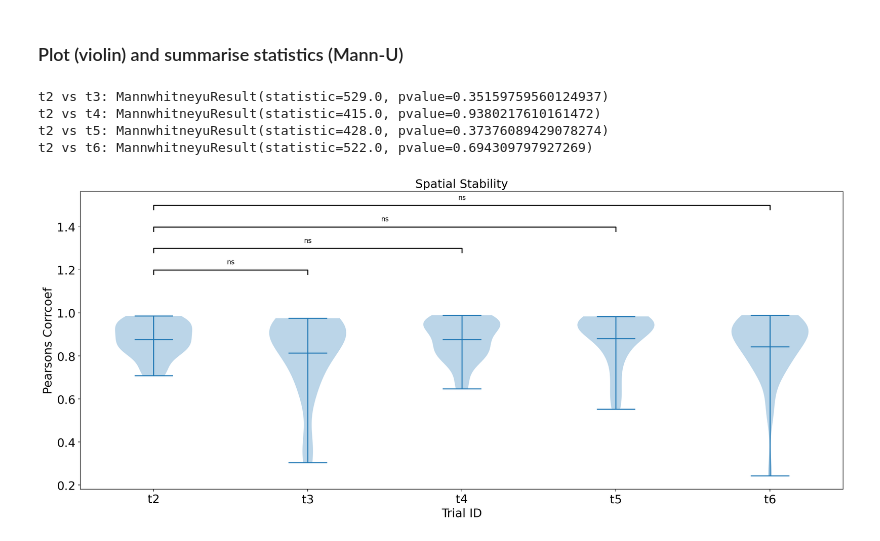
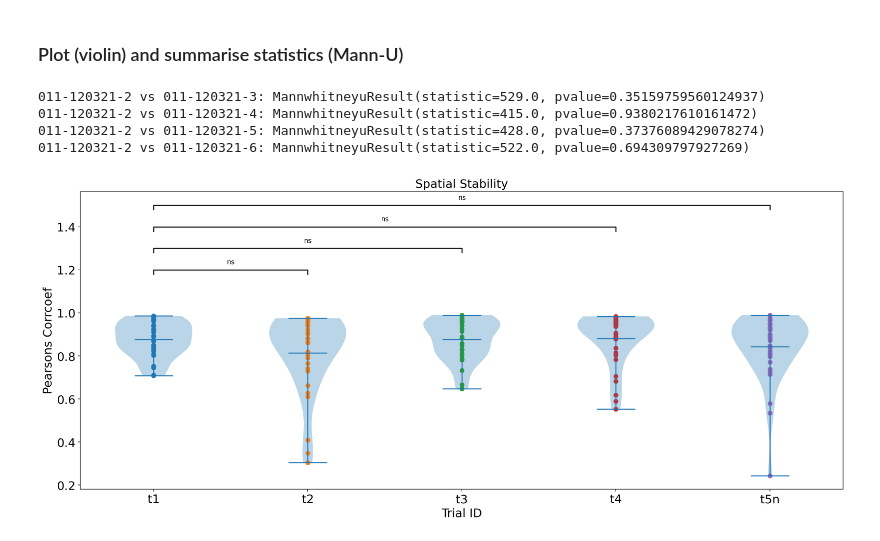
Before and after one commit to CINPLA/cinpla-base, a Jupyter notebook: notebooks/spatial-autocorrelation-v2.ipynb, the cells around one changed output. Cells and saved outputs as stored; diff of their text form; code cells hidden in the pictures.

Commit message:
minor cleanup. adds points to violin. adds correct tags to xticks

```diff
--- a/notebooks/spatial-autocorrelation-v2.ipynb
+++ b/notebooks/spatial-autocorrelation-v2.ipynb
@@ -108,8 +87,6 @@ def partial_ratemap(*args, **kwargs):
 
 ratemaps = {}
 for action_id in tqdm.tqdm(actions):
-    if not action_is_recording(action_id):
-        continue
     ratemaps[action_id] = {}
     x,y,t,_ = tracking[action_id].values()
     for unit_id in spikes[action_id]:
@@ -118,21 +95,11 @@ for action_id in tqdm.tqdm(actions):
                     partial_ratemap([x,y], t, spike_times, scope=np.array([0.5, 1.0]))]
 # %% [markdown]
 ### (Stability) Correlate 50/50 trail-split rate maps
-# %%
-def nancorrcoef(X, Y):
-    """
-    Correlate X, Y (2D arrays) while ignoring nans
-    """
-    X = ma.masked_array(X, mask=np.isnan(X))
-    Y = ma.masked_array(Y, mask=np.isnan(Y))
-    return ma.corrcoef(X.flatten(), Y.flatten())[0, 1]
-
-stability = {}
-for action_id in actions:
-    if not action_is_recording(action_id):
-        continue
-    stability[action_id] = {}
-    for unit_id in spikes[action_id]:
-        stability[action_id][unit_id] = nancorrcoef(*ratemaps[action_id][unit_id])
+# %%
+stability = {}
+for action_id in actions:
+    stability[action_id] = []
+    for unit_id in spikes[action_id]:
+        stability[action_id].append(nancorrcoef(*ratemaps[action_id][unit_id]))
 # %% [markdown]
 ### Group units into trials
@@ -206,16 +111,19 @@ plt.rcParams.update({'figure.dpi': 150, 'legend.frameon': False})
 palette = {'setosa': '#7fc97f', 'versicolor': '#beaed4', 'virginica': '#fdc086'}
 
 fig, ax = plt.subplots(figsize=(20,8))
-ax.violinplot(trial_correlations.values(), showmeans=True)
+ax.violinplot(stability.values(), showmeans=True)
 #plt.xticks(rotation=45)
 
 # --- plot formatting ---
 # add trial labels to x-axes ticks
-labels = []
-for t_id in trial_correlations:
-    labels.append(t_id)
-ax.set_xticks(np.arange(1, len(labels) + 1))
+labels = [trial_id(project.require_action(action_id)) for action_id in stability.keys()]
+ticks_locs = np.arange(1, len(labels) + 1)
+ax.set_xticks(ticks_locs)
 ax.set_xticklabels(labels)
+
+# --- Plot data points in the violin ---
+for xtick, correlations in zip(ticks_locs, stability.values()):
+    ax.scatter(np.ones(len(correlations))*xtick, correlations)
 
 # set axes and title labels
 ax.set_title('Spatial Stability')
@@ -229,37 +137,37 @@ def plot_significance(pvalue, x = [0, 1], y=1.2, h=0.02):
     elif pvalue < 0.001:
         significance = "***"
     elif pvalue < 0.01:
         significance = "**"
     elif pvalue < 0.05:
         significance = "*"
     else:
         significance = "ns"
 
     x1, x2 = x
     plt.plot([x1, x1, x2, x2], [y - h, y, y, y - h], c='k')
     plt.text((x1 + x2) / 2, y + h, significance, ha='center', va='bottom')
 
 
-for i, t_id in enumerate(trial_correlations):
+for i, t_id in enumerate(stability):
     if i == 0:
         baseline = t_id
         continue
 
-    mw = scipy.stats.mannwhitneyu(trial_correlations[baseline], trial_correlations[t_id], alternative='two-sided')
+    mw = scipy.stats.mannwhitneyu(stability[baseline], stability[t_id], alternative='two-sided')
     print(baseline + " vs " + t_id + ":", mw)
     plot_significance(mw.pvalue, [1,i+1], y = 1.1 + (i)*0.1)
 
 """
 # check sample similarities using mannwhytney (non-parametric) test
 for t_id in range(2,7):
     mw = scipy.stats.mannwhitneyu(trial_correlations[1], trial_correlations[t_id], alternative='two-sided')
     print("T1 vs T" + str(t_id) + ":", mw)
     plot_significance(mw.pvalue, [1,t_id], y = 1.1 + (t_id-2)*0.1)
 """
 plt.savefig('./plots/inter-trial-spatial-stability.pdf')
 # %% [output]
-t2 vs t3: MannwhitneyuResult(statistic=529.0, pvalue=0.35159759560124937)
-t2 vs t4: MannwhitneyuResult(statistic=415.0, pvalue=0.9380217610161472)
-t2 vs t5: MannwhitneyuResult(statistic=428.0, pvalue=0.37376089429078274)
-t2 vs t6: MannwhitneyuResult(statistic=522.0, pvalue=0.694309797927269)
+011-120321-2 vs 011-120321-3: MannwhitneyuResult(statistic=529.0, pvalue=0.35159759560124937)
+011-120321-2 vs 011-120321-4: MannwhitneyuResult(statistic=415.0, pvalue=0.9380217610161472)
+011-120321-2 vs 011-120321-5: MannwhitneyuResult(statistic=428.0, pvalue=0.37376089429078274)
+011-120321-2 vs 011-120321-6: MannwhitneyuResult(statistic=522.0, pvalue=0.694309797927269)
-[figure, old version]
+[figure, new version]
```
Also changed, not shown: parts of 5 cells of this notebook.
